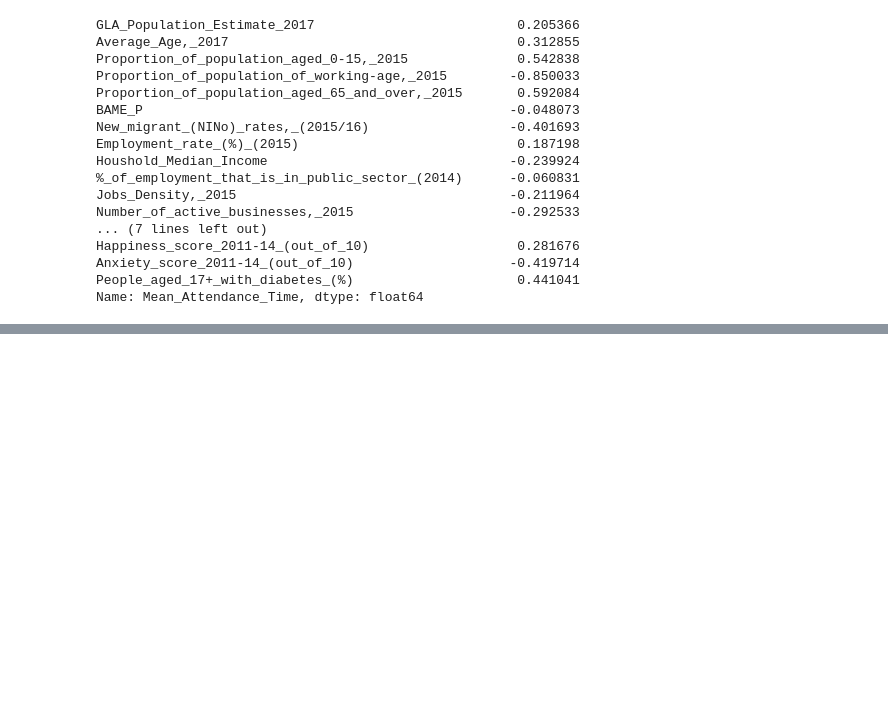
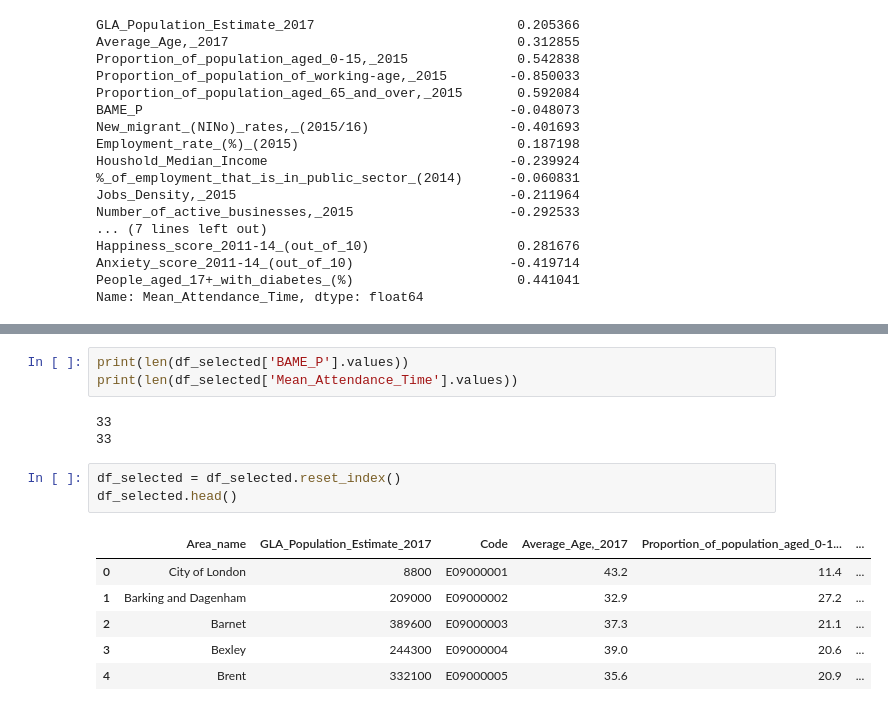
Before and after one commit to hlynurarni/Social-Data-Analysis-Final, a Jupyter notebook: Social_demographics.ipynb, the cells around one changed output, grey strips where cells are left out. Cells and saved outputs as stored; diff of their text form; blank space fills up the shorter version.

```diff
--- a/Social_demographics.ipynb
+++ b/Social_demographics.ipynb
@@ -382,0 +398,16 @@ Name: Mean_Attendance_Time, dtype: float64
+# %%
+print(len(df_selected['BAME_P'].values))
+print(len(df_selected['Mean_Attendance_Time'].values))
+# %% [output]
+33
+33
+# %%
+df_selected = df_selected.reset_index()
+df_selected.head()
+# %% [output]
+|  | Area_name | GLA_Population_Estimate_2017 | Code | Average_Age,_2017 | Proportion_of_population_aged_0-1... | ... |
+| 0 | City of London | 8800 | E09000001 | 43.2 | 11.4 | ... |
+| 1 | Barking and Dagenham | 209000 | E09000002 | 32.9 | 27.2 | ... |
+| 2 | Barnet | 389600 | E09000003 | 37.3 | 21.1 | ... |
+| 3 | Bexley | 244300 | E09000004 | 39.0 | 20.6 | ... |
+| 4 | Brent | 332100 | E09000005 | 35.6 | 20.9 | ... |
```
Also changed, not shown: parts of 8 cells of this notebook, 3 other files.
